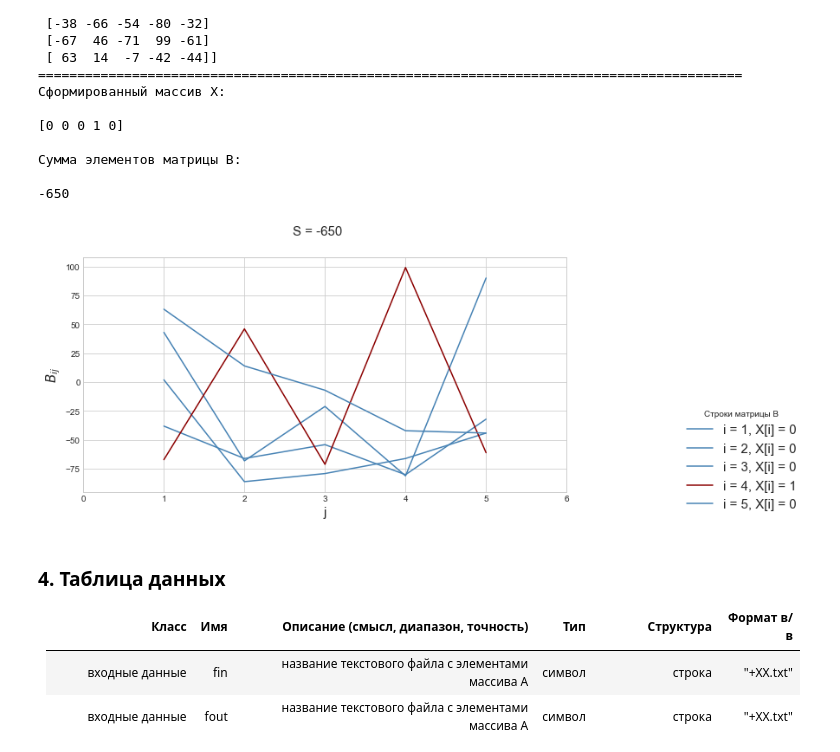
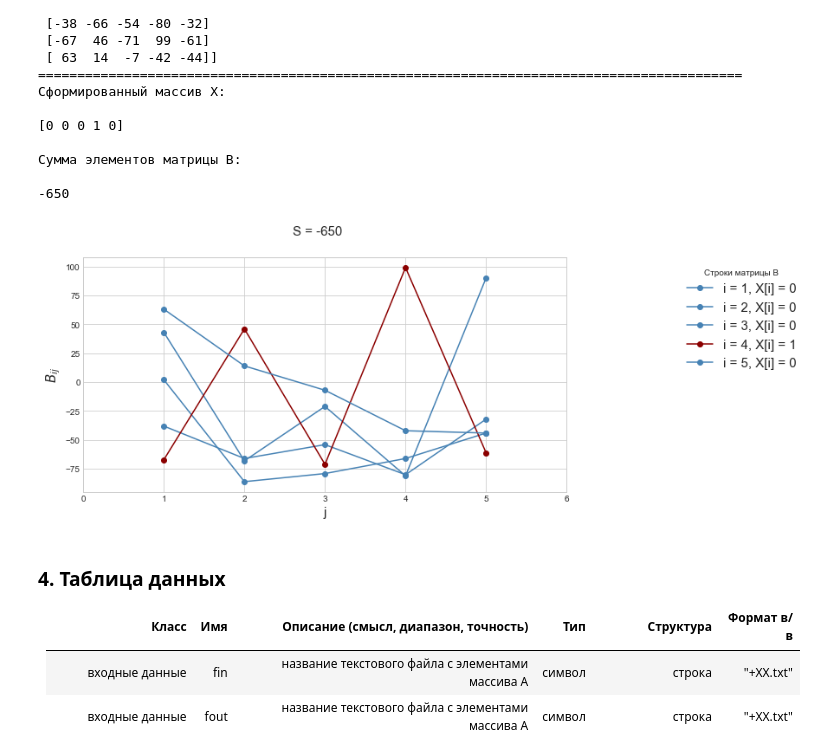
Before and after one commit to OlgaBelitskaya/math_20182019, a Jupyter notebook: program_lab8.ipynb, the cells around one changed output. Cells and saved outputs as stored; diff of their text form; code cells hidden in the pictures.

```diff
--- a/program_lab8.ipynb
+++ b/program_lab8.ipynb
@@ -126,18 +126,18 @@ with open(fout, 'w') as f:
 # %%
 pylab.figure(figsize=(10,5))
 col = ['steelblue', 'darkred']
 for i in range(len(B)):
-    pylab.plot(range(len(B[i])), B[i], c=col[X[i]],
+    pylab.plot(range(len(B[i])), B[i], '-o', c=col[X[i]],
                label='i = ' + str(i+1) + ', X[i] = ' + str(X[i]))
 
 pylab.suptitle('S = ' + str(S), fontsize=15)
 pylab.xlabel('j', fontsize=15)
 pylab.ylabel(r'$B_{ij}$', fontsize=15)
 pylab.xticks(range(-1, len(B)+1), range(len(B)+2));
 pylab.legend(title='Строки матрицы B', fontsize=15, shadow=True,
-             bbox_to_anchor=(1.5,0.4));
+             bbox_to_anchor=(1.5,1.0));
 # %% [output]
-[figure, old version]
+[figure, new version]
 # %% [markdown]
 ### 4. Таблица данных
 
```
